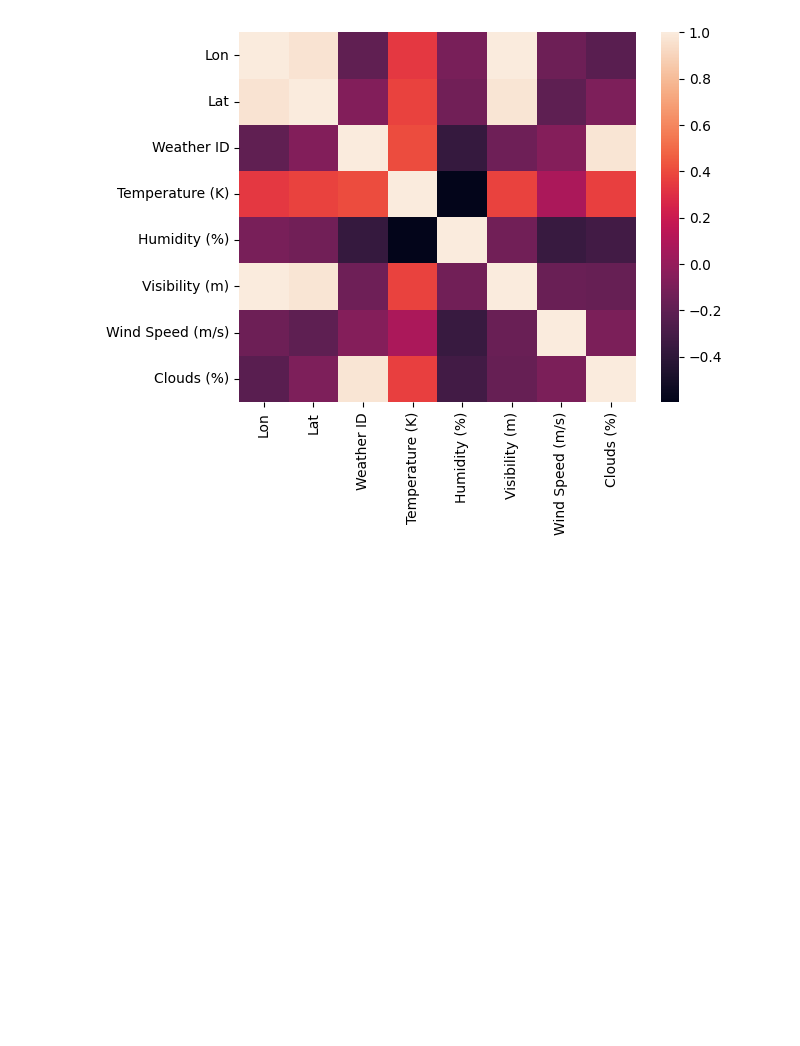
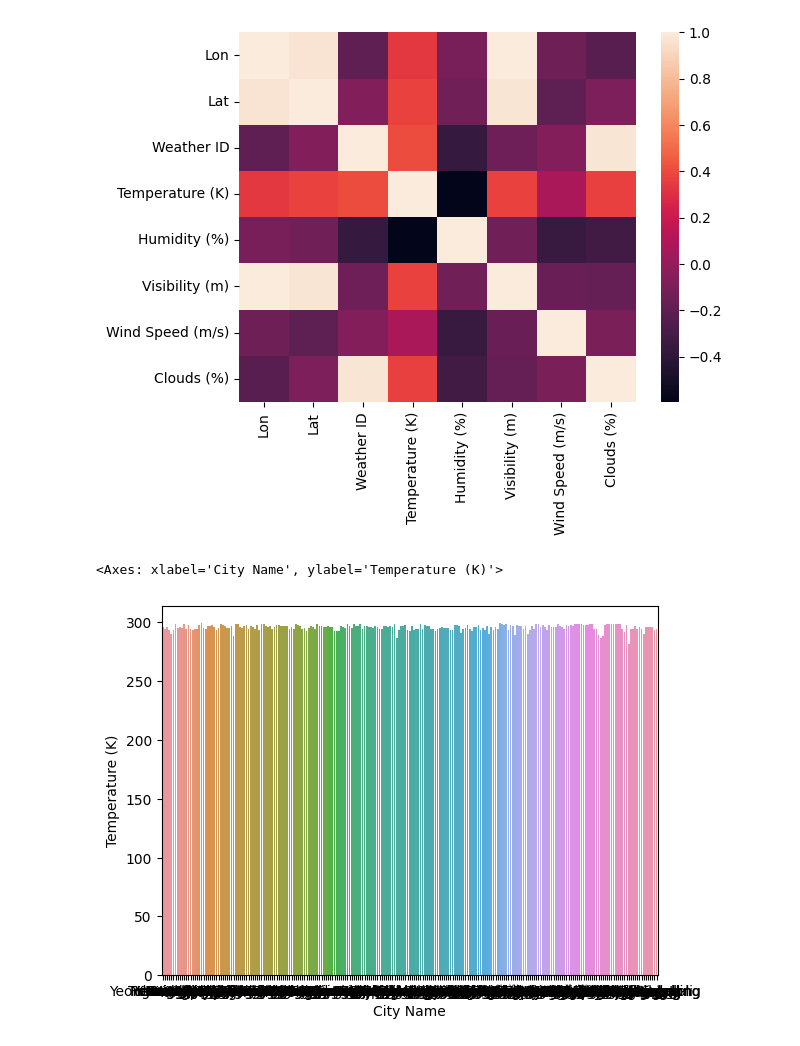
Before and after one commit to kyuyoung98/Weather-Project, a Jupyter notebook: data/Analysis.ipynb, the cells around one changed output. Drawn from its saved outputs; the diff is of its cells as text; code cells hidden in the pictures; blank space fills up the shorter version.

```diff
--- a/data/Analysis.ipynb
+++ b/data/Analysis.ipynb
@@ -21,3 +21,8 @@ sns.heatmap(df[col].corr())
 # %% [output]
 <Axes: >
 [figure]
+# %%
+sns.barplot(data = df, x = 'City Name', y = 'Temperature (K)')
+# %% [output]
+<Axes: xlabel='City Name', ylabel='Temperature (K)'>
+[figure, added]
```
Also changed, not shown: 1 other file.
